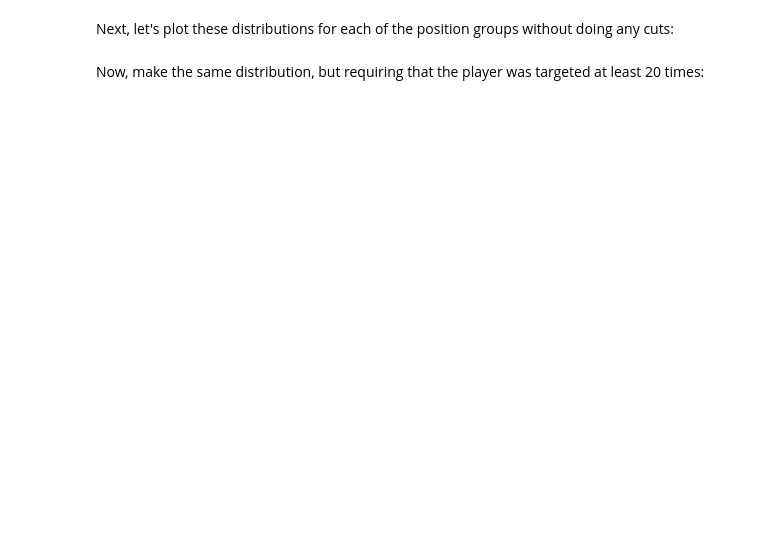
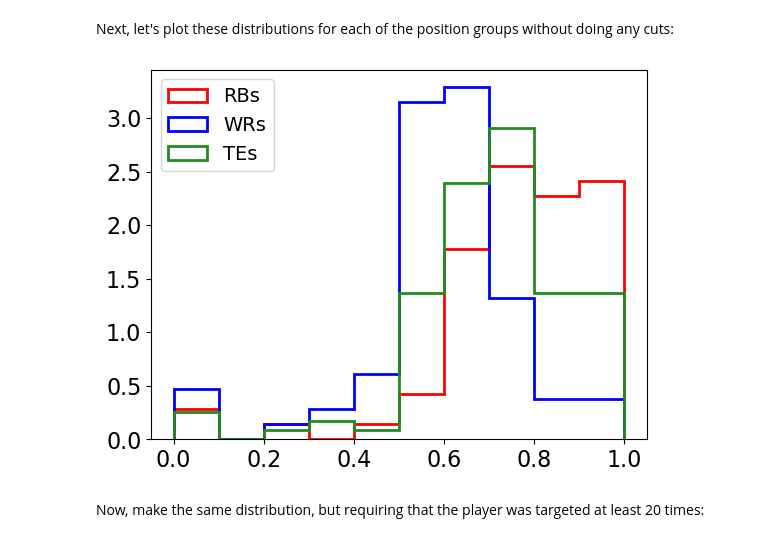
Before and after one commit to walipalmer/CFR-2024, a Jupyter notebook: module_stats/statistics2.ipynb, the cells around one changed output. Cells and saved outputs as stored; diff of their text form; code cells hidden in the pictures; blank space fills up the shorter version.

```diff
--- a/module_stats/statistics2.ipynb
+++ b/module_stats/statistics2.ipynb
@@ -353,6 +394,8 @@ RB[columns].query('G>10').sort_values('TOT_YDS/G', ascending=False)[:10]
 
 As you can see, there's a ton that you can do with these Data Frames. Let's try to combine what we learned today with what we learned last week to do an experiment. I want to know whether wide receivers, running backs, or tight ends catch more of their passes. The variable "TGT" tells us how many times the ball was thrown at a player, and the variable "REC" tells us how many times they caught it. In the cell below, let's measure what percentage of each player's targets they caught:
 # %%
-RB['REC/TGT'] =
-WR['REC/TGT'] =
-TE['REC/TGT'] =
+RB['REC/TGT'] = RB['REC']/RB['TGT']
+WR['REC/TGT'] = WR['REC']/WR['TGT']
+TE['REC/TGT'] = TE['REC']/TE['TGT']
+
+WR.query('REC>50').sort_values('REC/TGT', ascending=False)
@@ -361,11 +422,13 @@ Next, let's plot these distributions for each of the position groups without doi
 # %%
 bins = np.arange(0, 1.1, 0.1)
 
-plt.hist(RB['REC/TGT'], bins=bins, histtype='step', color='red', lw=2), label='RBs'
-plt.hist(WR['REC/TGT'], bins=bins, histtype='step', color='blue', lw=2, label='WRs')
-plt.hist(TE['REC/TGT'], bins=bins, histtype='step', color='forestgreen', lw=2, label='TEs')
+plt.hist(RB['REC/TGT'], bins=bins, histtype='step', color='red', lw=2, label='RBs', density=True)
+plt.hist(WR['REC/TGT'], bins=bins, histtype='step', color='blue', lw=2, label='WRs', density=True)
+plt.hist(TE['REC/TGT'], bins=bins, histtype='step', color='forestgreen', lw=2, label='TEs', density=True)
 plt.legend(fontsize=14)
 plt.show()
+# %% [output]
+[figure, added]
 # %% [markdown]
 Now, make the same distribution, but requiring that the player was targeted at least 20 times:
 # %%
```
Also changed, not shown: parts of 6 cells of this notebook, 3 other files.
